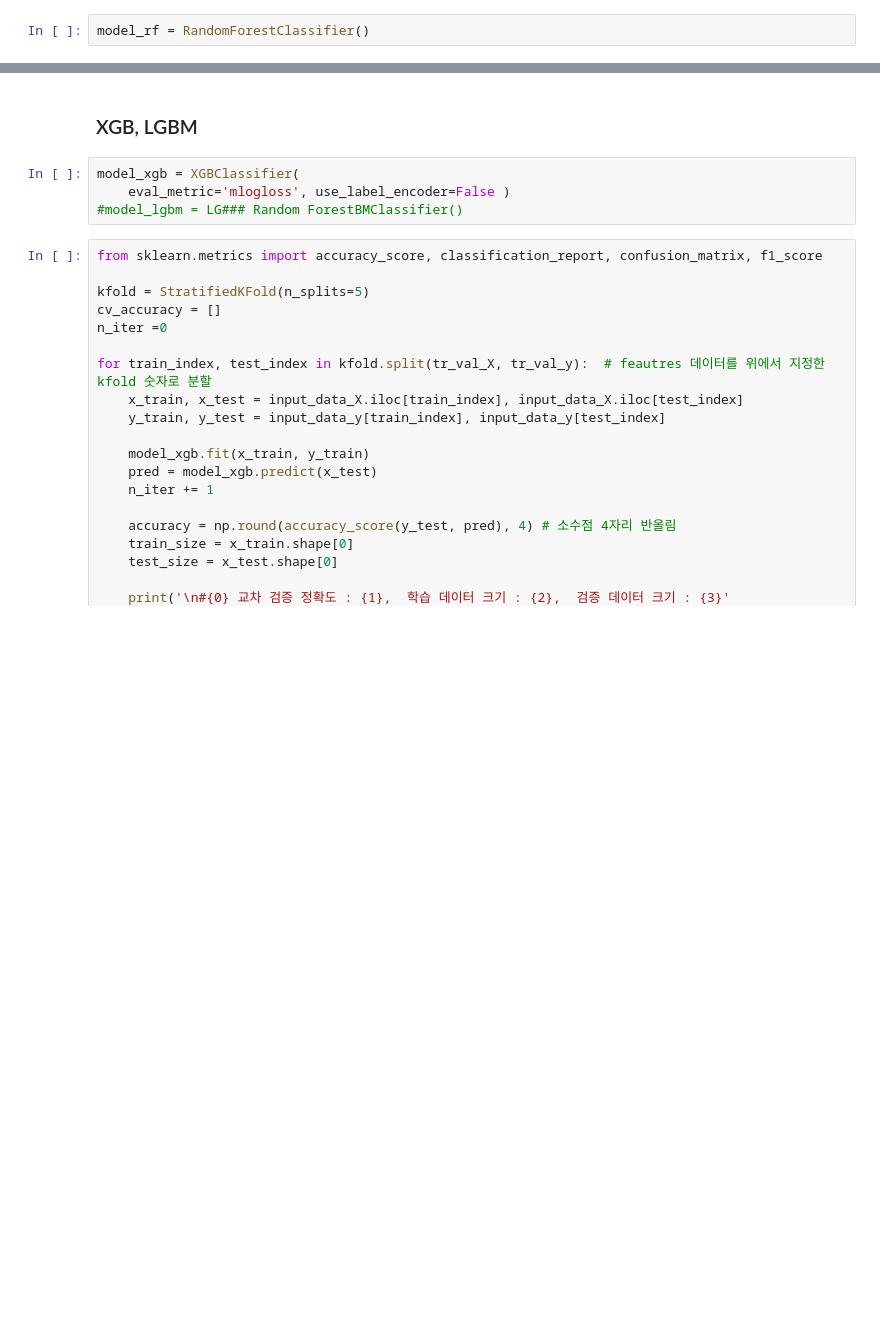
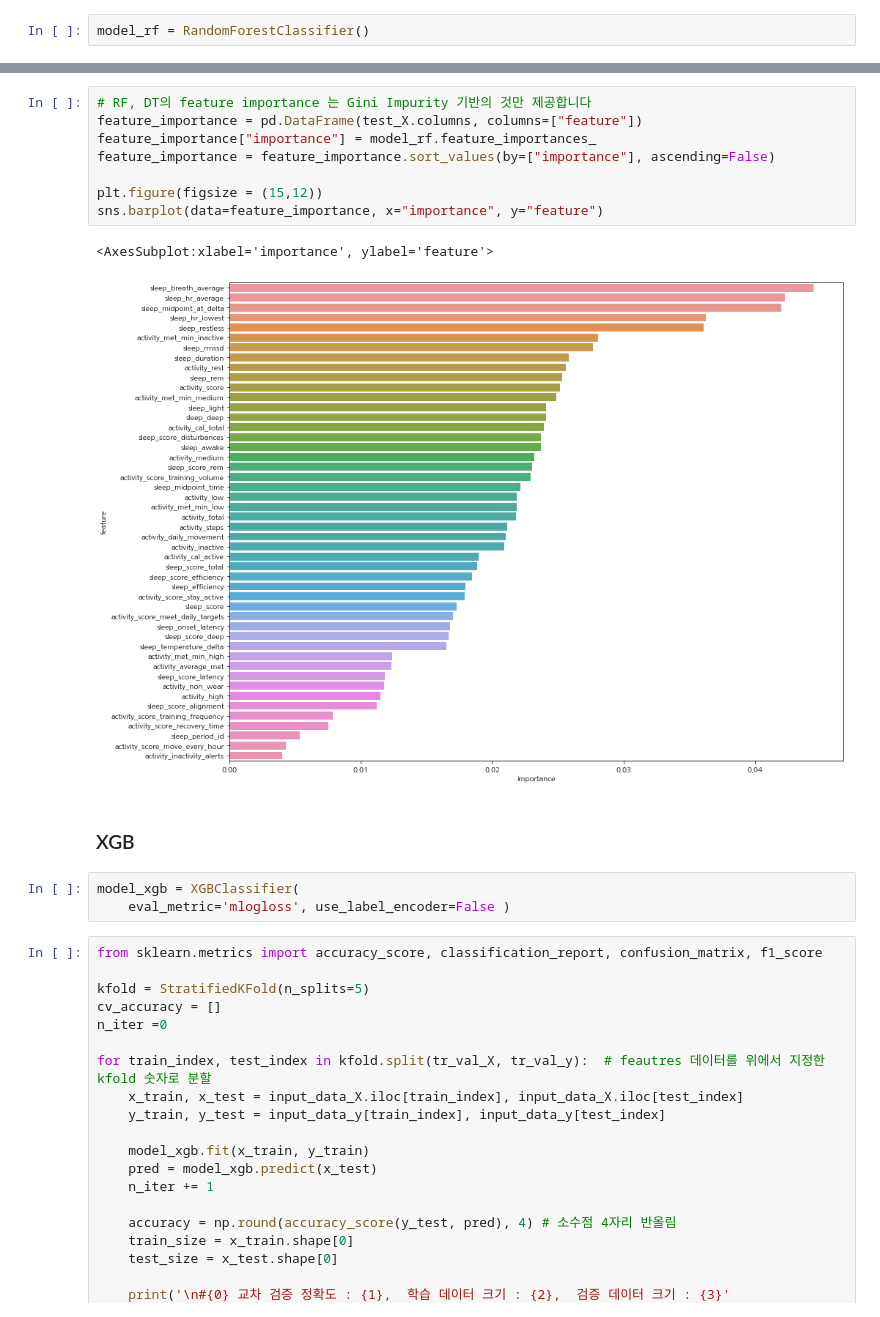
Before and after one commit to NumpyGonHey/Dementia_clf, a Jupyter notebook: dolphin/baseline_experiment.ipynb, the cells around one changed output, grey strips where cells are left out. Cells and saved outputs as stored; diff of their text form; blank space fills up the shorter version.

Commit message:
update boosting models and basic scoring

```diff
--- a/dolphin/baseline_experiment.ipynb
+++ b/dolphin/baseline_experiment.ipynb
@@ -515,9 +521,19 @@ weighted avg       0.88      0.88      0.87      1866
+# %%
+# RF, DT의 feature importance 는 Gini Impurity 기반의 것만 제공합니다
+feature_importance = pd.DataFrame(test_X.columns, columns=["feature"])
+feature_importance["importance"] = model_rf.feature_importances_
+feature_importance = feature_importance.sort_values(by=["importance"], ascending=False)
+
+plt.figure(figsize = (15,12))
+sns.barplot(data=feature_importance, x="importance", y="feature")
+# %% [output]
+<AxesSubplot:xlabel='importance', ylabel='feature'>
+[figure, added]
 # %% [markdown]
-### XGB, LGBM
+### XGB
 # %%
 model_xgb = XGBClassifier(
     eval_metric='mlogloss', use_label_encoder=False )
-#model_lgbm = LG### Random ForestBMClassifier()
 # %%
 from sklearn.metrics import accuracy_score, classification_report, confusion_matrix, f1_score
 
```
Also changed, not shown: parts of 21 cells of this notebook.
